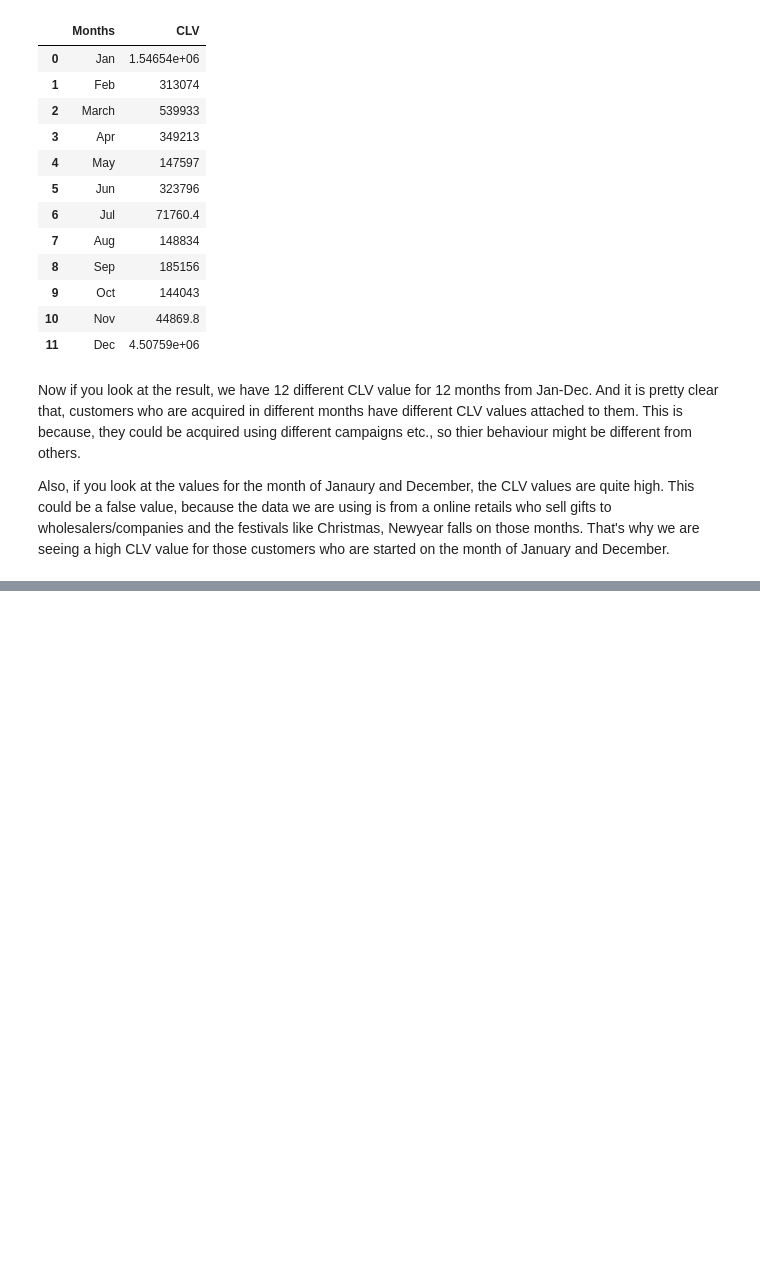
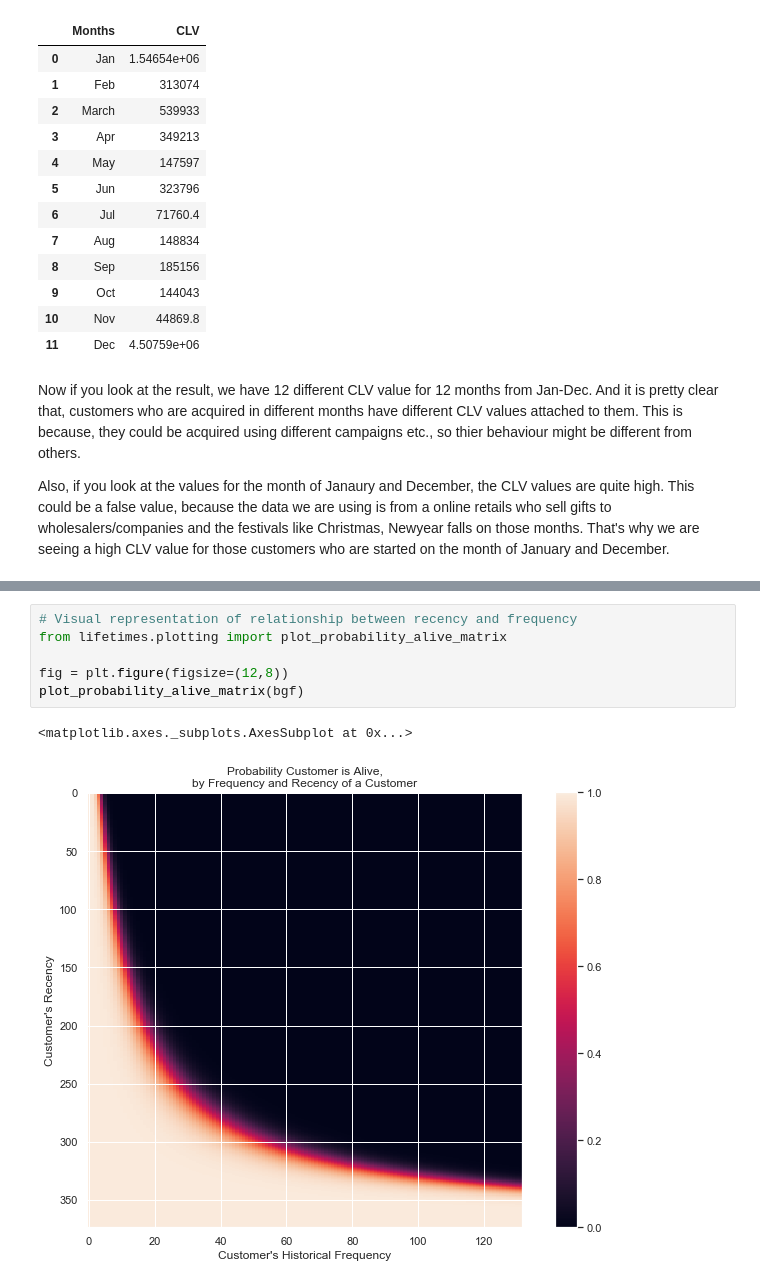
Before and after one commit to hariharan2305/DailyKnowledge, a Jupyter notebook: Customer Lifetime Value/Customer Lifetime Value (CLV).ipynb, the cells around one changed output, grey strips where cells are left out. Cells and saved outputs as stored; diff of their text form; blank space fills up the shorter version.

```diff
--- a/Customer Lifetime Value/Customer Lifetime Value (CLV).ipynb
+++ b/Customer Lifetime Value/Customer Lifetime Value (CLV).ipynb
@@ -298,0 +416,9 @@ Also, if you look at the values for the month of Janaury and December, the CLV v
+# %%
+# Visual representation of relationship between recency and frequency
+from lifetimes.plotting import plot_probability_alive_matrix
+
+fig = plt.figure(figsize=(12,8))
+plot_probability_alive_matrix(bgf)
+# %% [output]
+<matplotlib.axes._subplots.AxesSubplot at 0x...>
+[figure, added]
```
Also changed, not shown: parts of 20 cells of this notebook.
